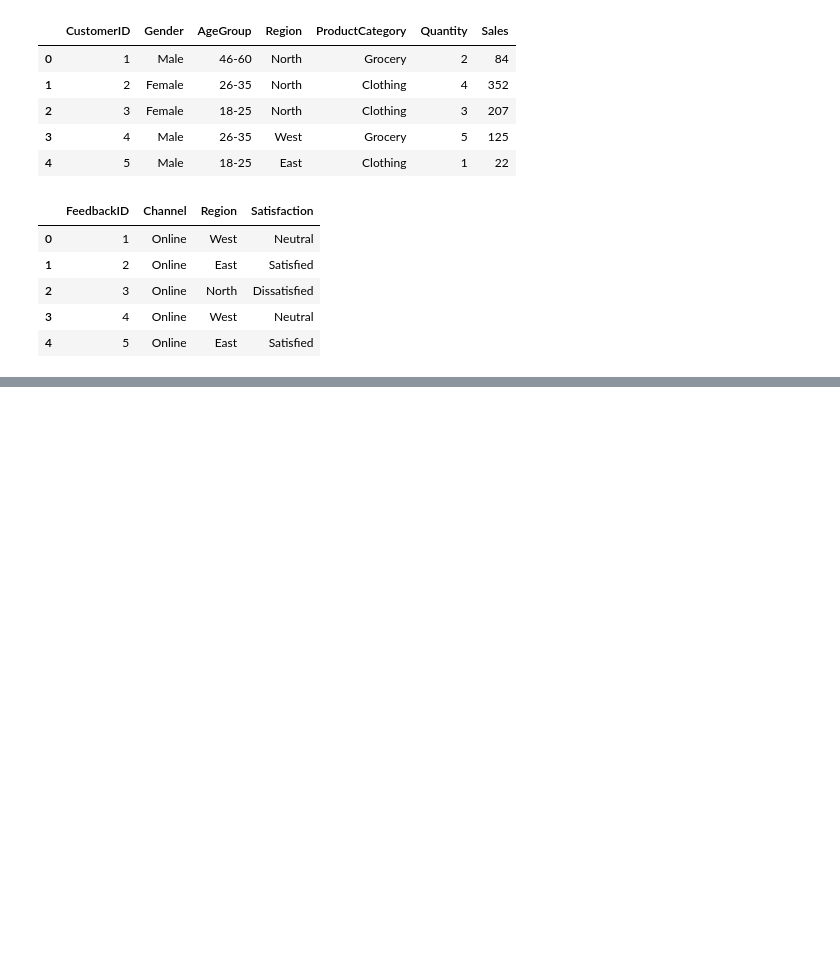
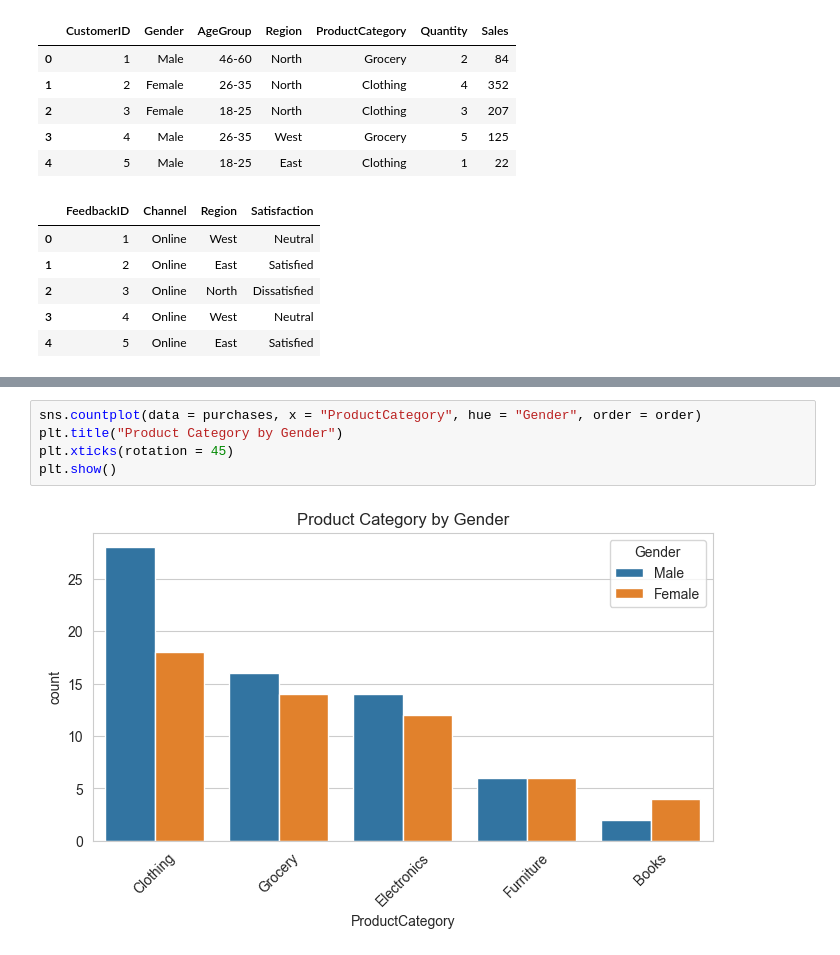
Before and after one commit to BrandonC2/CECS-450, a Jupyter notebook: notebooks/Session7/Session7.ipynb, the cells around one changed output, grey strips where cells are left out. Drawn from its saved outputs; the diff is of its cells as text; blank space fills up the shorter version.

```diff
--- a/notebooks/Session7/Session7.ipynb
+++ b/notebooks/Session7/Session7.ipynb
@@ -32,0 +62,7 @@ display(feedback.head())
+# %%
+sns.countplot(data = purchases, x = "ProductCategory", hue = "Gender", order = order)
+plt.title("Product Category by Gender")
+plt.xticks(rotation = 45)
+plt.show()
+# %% [output]
+[figure, added]
```
Also changed, not shown: parts of 17 cells of this notebook.
